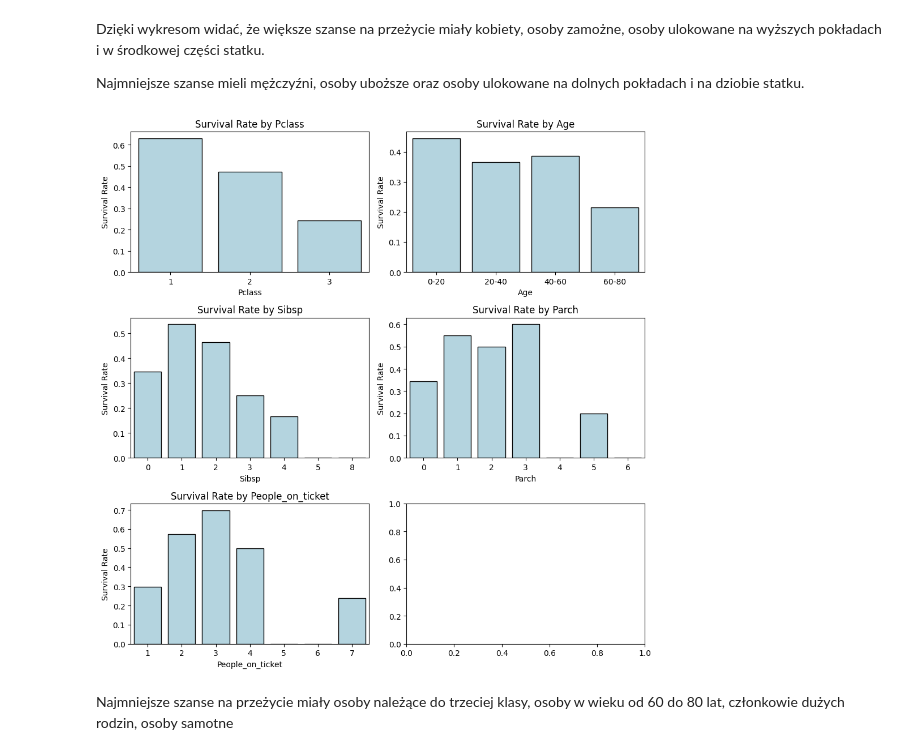
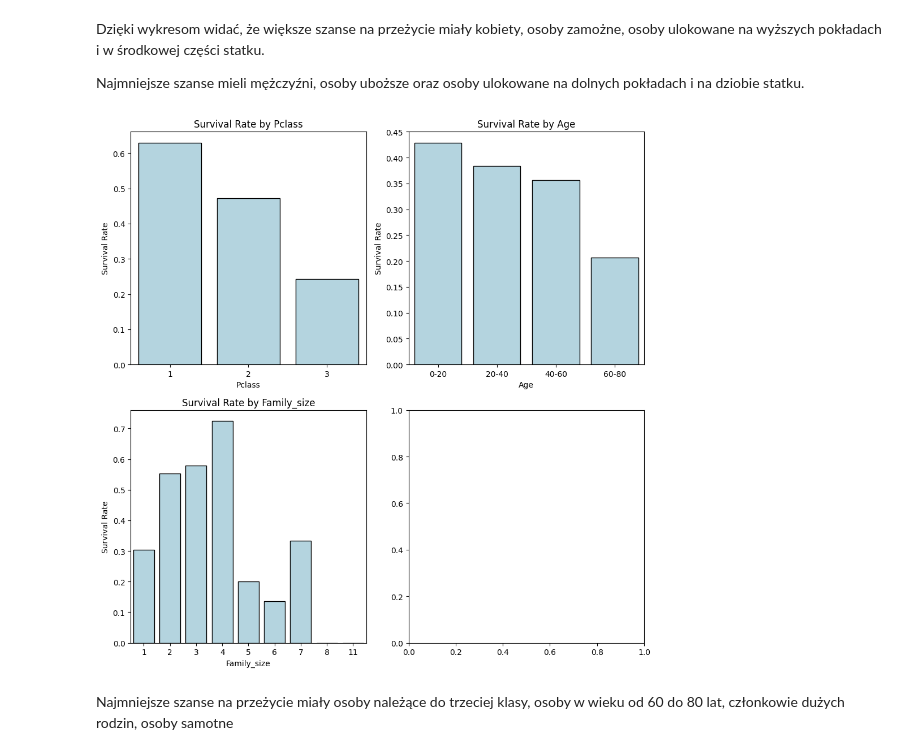
Before and after one commit to Solvro/ml-wakacyjne-wyzwanie-2026, a Jupyter notebook: Zadanie_1.ipynb, the cells around one changed output. Saved outputs shown, nothing was run; the diff lists cells and outputs as text; code cells hidden in the pictures.

```diff
--- a/Zadanie_1.ipynb
+++ b/Zadanie_1.ipynb
@@ -164,3 +148,3 @@ dtype('int64')
 # %%
-missing_vals_imputation(df, 'Fare')
+df = missing_vals_for_classes(df, 'Fare')
 # %% [output]
@@ -280,0 +232,2 @@ df = pd.concat([first_class_df, second_class_df, third_class_df]).sort_index()
+# %%
+df = missing_vals_for_classes(df, 'Deck')
@@ -367,5 +323,6 @@ df['People_On_Ticket'].value_counts()
 dtype: int64
 # %%
 df['Fare_per_person'] = df['Fare'] / df['People_On_Ticket']
+df = df.drop(columns = ['Fare', 'People_On_Ticket'])
 # %%
 plt.figure(figsize=(12,4))
@@ -404,3 +363,6 @@ df['Wealth_level'] = df['Wealth_level'].astype(pd.CategoricalDtype(categories=['
+# %%
+df['Family_size'] = df['SibSp'] + df['Parch'] + 1
+df = df.drop(columns = ['SibSp', 'Parch'])
 # %%
 df.head(2)
 # %% [output]
@@ -457,9 +419,9 @@ Najmniejsze szanse mieli mężczyźni, osoby uboższe oraz osoby ulokowane na do
 # %%
 numerical_cols['Age'] = pd.cut(numerical_cols['Age'], bins=4, labels=['0-20', '20-40', '40-60', '60-80'])
 # %%
-barplots(numerical_cols.drop(columns = ['Survived','Fare', 'Fare_per_person']), df['Survived'])
+barplots(numerical_cols.drop(columns = ['Survived', 'Fare_per_person']), df['Survived'])
 # %% [output]
-[figure, old version]
+[figure, new version]
 # %% [markdown]
 Najmniejsze szanse na przeżycie miały osoby należące do trzeciej klasy, osoby w wieku od 60 do 80 lat, członkowie dużych rodzin, osoby samotne
 # %% [markdown]
```
Also changed, not shown: parts of 48 cells of this notebook.
